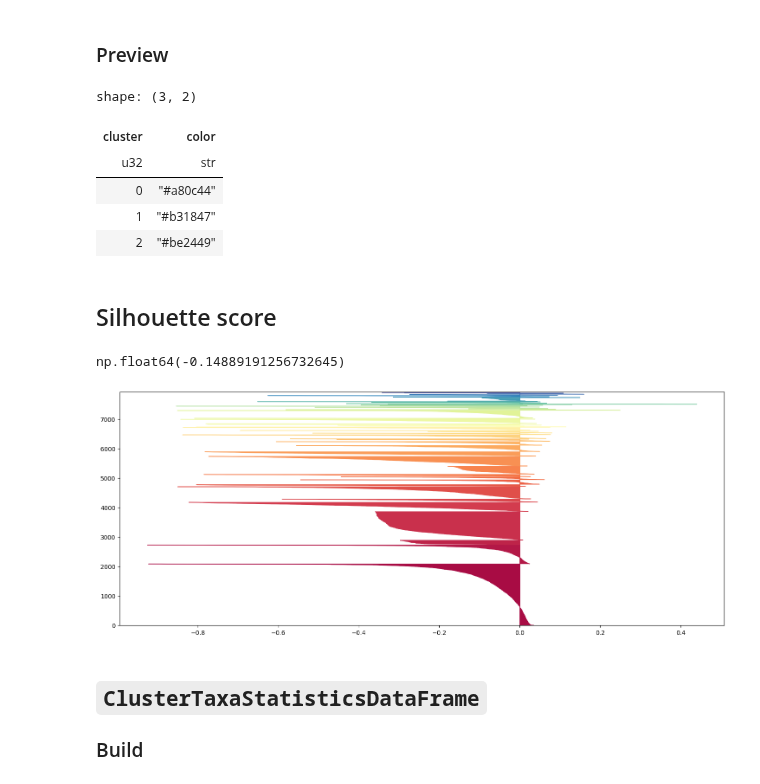
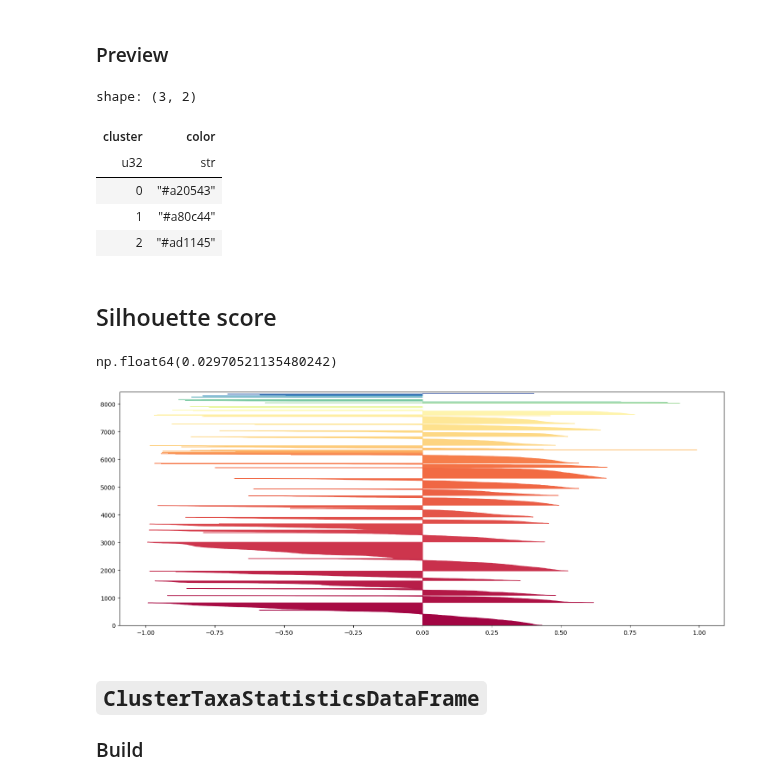
Before and after one commit to frewsxcv/citizen-science-bioregionalization, a Jupyter notebook: Workspace.ipynb, the cells around one changed output. Saved outputs shown, nothing was run; the diff lists cells and outputs as text; code cells hidden in the pictures.

```diff
--- a/Workspace.ipynb
+++ b/Workspace.ipynb
@@ -181,7 +187,7 @@ geocode_cluster_dataframe = GeocodeClusterDataFrame.build(
     distance_matrix,
     connectivity_matrix,
     # num_clusters,
-    50,
+    100,
 )
 # %% [markdown]
 ### Preview
@@ -234,12 +240,13 @@ cluster_colors_dataframe.df.limit(3)
 shape: (3, 2)
 | cluster | color |
 | u32 | str |
-| 0 | "#a80c44" |
-| 1 | "#b31847" |
-| 2 | "#be2449" |
+| 0 | "#a20543" |
+| 1 | "#a80c44" |
+| 2 | "#ad1145" |
 # %% [markdown]
 ## Silhouette score
 # %%
+
 from sklearn.metrics import silhouette_score
 
 silhouette_score(
@@ -248,7 +255,7 @@ silhouette_score(
     metric="precomputed",
 )
 # %% [output]
-np.float64(-0.14889191256732645)
+np.float64(0.02970521135480242)
 # %%
 from sklearn.metrics import silhouette_samples
 import matplotlib.pyplot as plt
@@ -273,38 +280,36 @@ n_clusters = len(geocode_cluster_dataframe.df["cluster"].unique())
 n_geocodees = len(distance_matrix.squareform())
 
 # Create a subplot with 1 row and 2 columns
 fig, ax1 = plt.subplots()
 fig.set_size_inches(18, 7)
 # The 1st subplot is the silhouette plot
 # The silhouette coefficient can range from -1, 1 but in this example all
 # lie within [-0.1, 1]
 # ax1.set_xlim([-0.1, 1])
 # The (n_clusters+1)*10 is for inserting blank space between silhouette
 # plots of individual clusters, to demarcate them clearly.
 ax1.set_ylim([0, n_geocodees + (n_clusters + 1) * 10])
 
 y_lower = 10
 for i, cluster in enumerate(geocode_cluster_dataframe.df["cluster"].unique()):
-    ith_cluster_silhouette_values = (
-        new.filter(pl.col("cluster") == cluster).sort("sample", descending=True)
-    )["sample"]
+    ith_cluster_silhouette_values = (new.filter(pl.col("cluster") == cluster).sort("sample", descending=True))["sample"]
 
     size_cluster_i = ith_cluster_silhouette_values.shape[0]
     y_upper = y_lower + size_cluster_i
 
-    color = cluster_colors_dataframe.get_color_for_cluster(cluster)
+    color =  cluster_colors_dataframe.get_color_for_cluster(cluster)
     ax1.fill_betweenx(
         np.arange(y_lower, y_upper),
         0,
         ith_cluster_silhouette_values,
         facecolor=color,
         edgecolor=color,
     )
 
     # Compute the new y_lower for next plot
     y_lower = y_upper + 10  # 10 for the 0 samples
 # %% [output]
-[figure, old version]
+[figure, new version]
 # %% [markdown]
 ## `ClusterTaxaStatisticsDataFrame`
 
```
Also changed, not shown: parts of 21 cells of this notebook, 16 other files.
